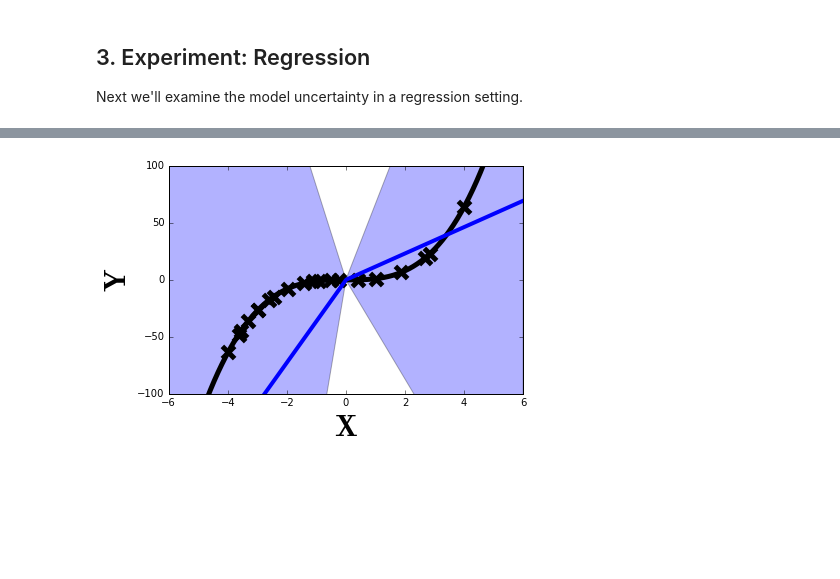
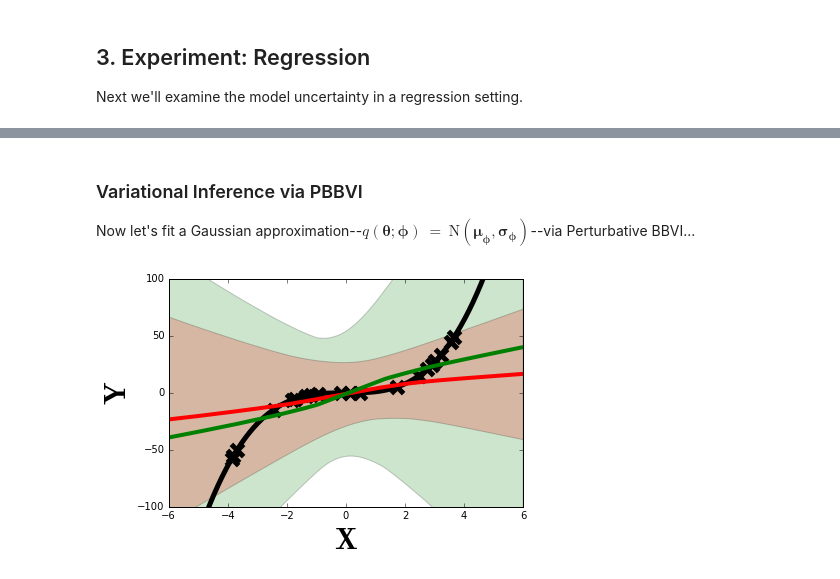
Before and after one commit to enalisnick/paper_summaries, a Jupyter notebook: perturbative_BBVI.ipynb, the cells around one changed output, grey strips where cells are left out. Drawn from its saved outputs; the diff is of its cells as text; code cells hidden in the pictures; blank space fills up the shorter version.

```diff
--- a/perturbative_BBVI.ipynb
+++ b/perturbative_BBVI.ipynb
@@ -245,7 +245,7 @@ def fprop(W, b, x):
     return np.dot(h, W[:, 50:].T) + b[:, 50:]
 
 # Gauss-to-Gauss KLD
-def gaussKLD(mu, log_sigma, prior_mu=0., prior_sigma=.01):
+def gaussKLD(mu, log_sigma, prior_mu=0., prior_sigma=.0001):
     kl = -np.log(prior_sigma**2)
     kl += -(np.exp(2*log_sigma) + (mu - prior_mu)**2)/(prior_sigma**2)
     kl += 2*log_sigma + 1.
@@ -264,11 +304,27 @@ dKLD_dLogSigma = grad(lambda p1, p2: gaussKLD(p2, p1))
+# %%
+n_samples = 50
+predictions = []
+for s in range(n_samples):
+
+    W_hat, rand_seed = sample_from_Gauss(phi['mu'], phi['log_sigma'])
+    y_hat = fprop(W_hat, phi['b'], x_true[np.newaxis].T)
+    predictions.append(y_hat)
+
+predictions = np.array(predictions)[:,:,0]
+elbo_pred_mean = np.mean(predictions, axis=0)
+elbo_pred_std = np.std(predictions, axis=0)
+# %% [markdown]
+###  Variational Inference via PBBVI
+
+Now let's fit a Gaussian approximation--$q(\boldsymbol{\theta};\boldsymbol{\phi}) \ = \ \text{N}(\boldsymbol{\mu}_{\boldsymbol{\phi}}, \boldsymbol{\sigma}_{\boldsymbol{\phi}})$--via Perturbative BBVI...
 # %%
 ### INIT VARIATIONAL PARAMS
-phi = {'mu': .0001 * np.random.normal(size=(1,100)), 'log_sigma': .00001*np.ones((1,100)), 'b': np.zeros((1,51))}
+phi = {'mu': .001 * np.random.normal(size=(1,100)), 'log_sigma': .0001*np.ones((1,100)), 'b': np.zeros((1,51))}
 
 
 ### ELBO OPTIMIZATION
-maxEpochs = 50
-learning_rate = .0001
+maxEpochs = 200
+learning_rate = .01
 adam_values = {'mu':{'mean': 0., 'var': 0., 't': 0},
                'log_sigma':{'mean': 0., 'var': 0., 't': 0},
                'b':{'mean': 0., 'var': 0., 't': 0}}
@@ -307,20 +363,22 @@ for s in range(n_samples):
     predictions.append(y_hat)
 
 predictions = np.array(predictions)[:,:,0]
-pred_mean = np.mean(predictions, axis=0)
-pred_std = np.std(predictions, axis=0)
+pbbvi_pred_mean = np.mean(predictions, axis=0)
+pbbvi_pred_std = np.std(predictions, axis=0)
 # %%
 ### Plotting ###
-plt.fill_between(x_true, pred_mean-2.*pred_std, pred_mean+2.*pred_std, facecolor='blue', interpolate=True, alpha=.3)
+plt.fill_between(x_true, pbbvi_pred_mean-2.*pbbvi_pred_std, pbbvi_pred_mean+2.*pbbvi_pred_std, facecolor='green', interpolate=True, alpha=.2)
+plt.fill_between(x_true, elbo_pred_mean-2.*elbo_pred_std, elbo_pred_mean+2.*elbo_pred_std, facecolor='red', interpolate=True, alpha=.2)
 plt.scatter(x, y, s=150, c='k', marker='x', linewidths=5)
 plt.plot(x_true, y_true, '-k', linewidth=5.)
-plt.plot(x_true, pred_mean, 'b-', linewidth=4.)
+plt.plot(x_true, elbo_pred_mean, 'r-', linewidth=4.)
+plt.plot(x_true, pbbvi_pred_mean, 'g-', linewidth=4.)
 
 plt.xlim([-6, 6])
 plt.ylim([-100, 100])
 plt.ylabel(r"$\mathbf{Y}$", fontsize=30)
 plt.xlabel(r"$\mathbf{X}$", fontsize=30)
 plt.tight_layout(pad=0.4, w_pad=0.5, h_pad=1.0)
 plt.show()
 # %% [output]
-[figure, old version]
+[figure, new version]
```
Also changed, not shown: parts of 3 cells of this notebook.
